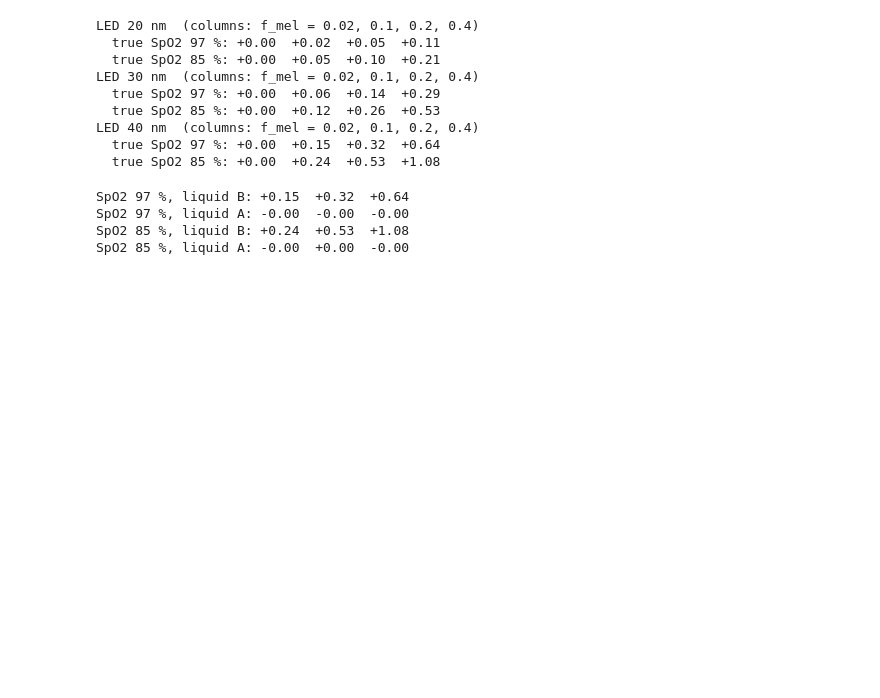
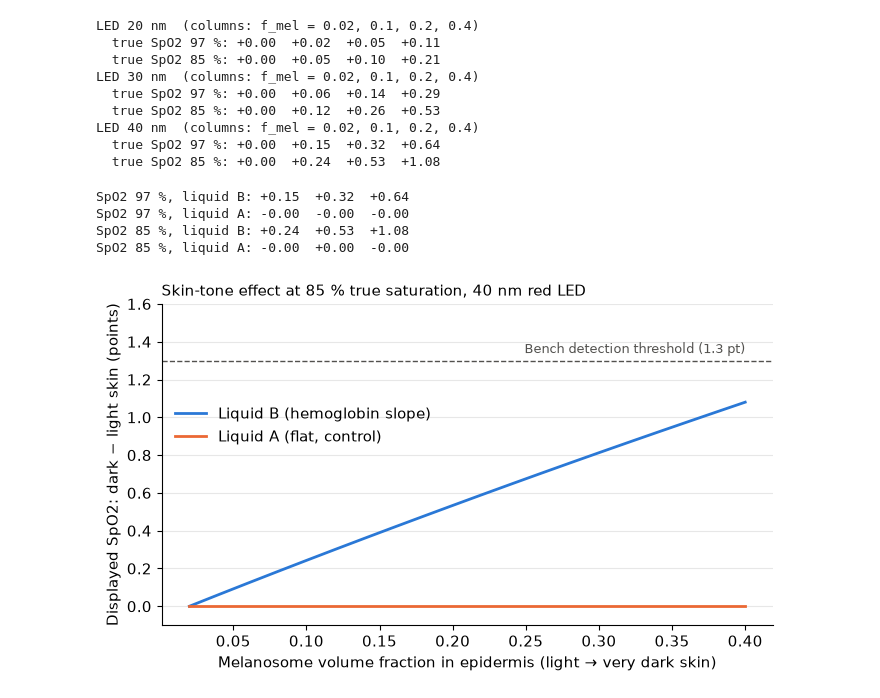
Before and after one commit to antoinedevilez/open-oximeter-bench, a Jupyter notebook: simulation/bias_model.ipynb, the cells around one changed output. Saved outputs shown, nothing was run; the diff lists cells and outputs as text; code cells hidden in the pictures; blank space fills up the shorter version.

Commit message:
Add result figures

```diff
--- a/simulation/bias_model.ipynb
+++ b/simulation/bias_model.ipynb
@@ -151,3 +151,31 @@ SpO2 97 %, liquid B: +0.15  +0.32  +0.64
 SpO2 97 %, liquid A: -0.00  -0.00  -0.00
 SpO2 85 %, liquid B: +0.24  +0.53  +1.08
 SpO2 85 %, liquid A: -0.00  +0.00  -0.00
+# %%
+import os
+os.makedirs("figures", exist_ok=True)  # folder for the saved images
+
+BLUE, ORANGE, GREY = "#2a78d6", "#eb6834", "#52514e"
+THRESHOLD = 1.3  # minimum detectable A/B effect of the bench (dossier, part 5.2)
+plt.rcParams.update({"font.size": 11, "axes.spines.top": False, "axes.spines.right": False})
+
+f_values = np.linspace(0.02, 0.40, 20)
+effect_B = [skin_effect(liquid_B, 0.85, f, 40) for f in f_values]
+effect_A = [skin_effect(liquid_A, 0.85, f, 40) for f in f_values]
+
+fig, ax = plt.subplots(figsize=(7, 4.2))
+ax.plot(f_values, effect_B, color=BLUE, lw=2, label="Liquid B (hemoglobin slope)")
+ax.plot(f_values, effect_A, color=ORANGE, lw=2, label="Liquid A (flat, control)")
+ax.axhline(THRESHOLD, color=GREY, lw=1, ls="--")
+ax.text(0.40, THRESHOLD + 0.04, "Bench detection threshold (1.3 pt)", color=GREY, fontsize=9, ha="right")
+ax.set_xlabel("Melanosome volume fraction in epidermis (light → very dark skin)")
+ax.set_ylabel("Displayed SpO2: dark − light skin (points)")
+ax.set_title("Skin-tone effect at 85 % true saturation, 40 nm red LED", loc="left", fontsize=11)
+ax.set_ylim(-0.1, 1.6)
+ax.grid(axis="y", alpha=0.3)
+ax.legend(frameon=False, loc="center left", bbox_to_anchor=(0, 0.62))
+fig.tight_layout()
+fig.savefig("figures/fig1_liquid_A_vs_B.png", dpi=150)
+plt.show()
+# %% [output]
+[figure, added]
```
Also changed, not shown: parts of 1 cell of this notebook, 2 other files.
